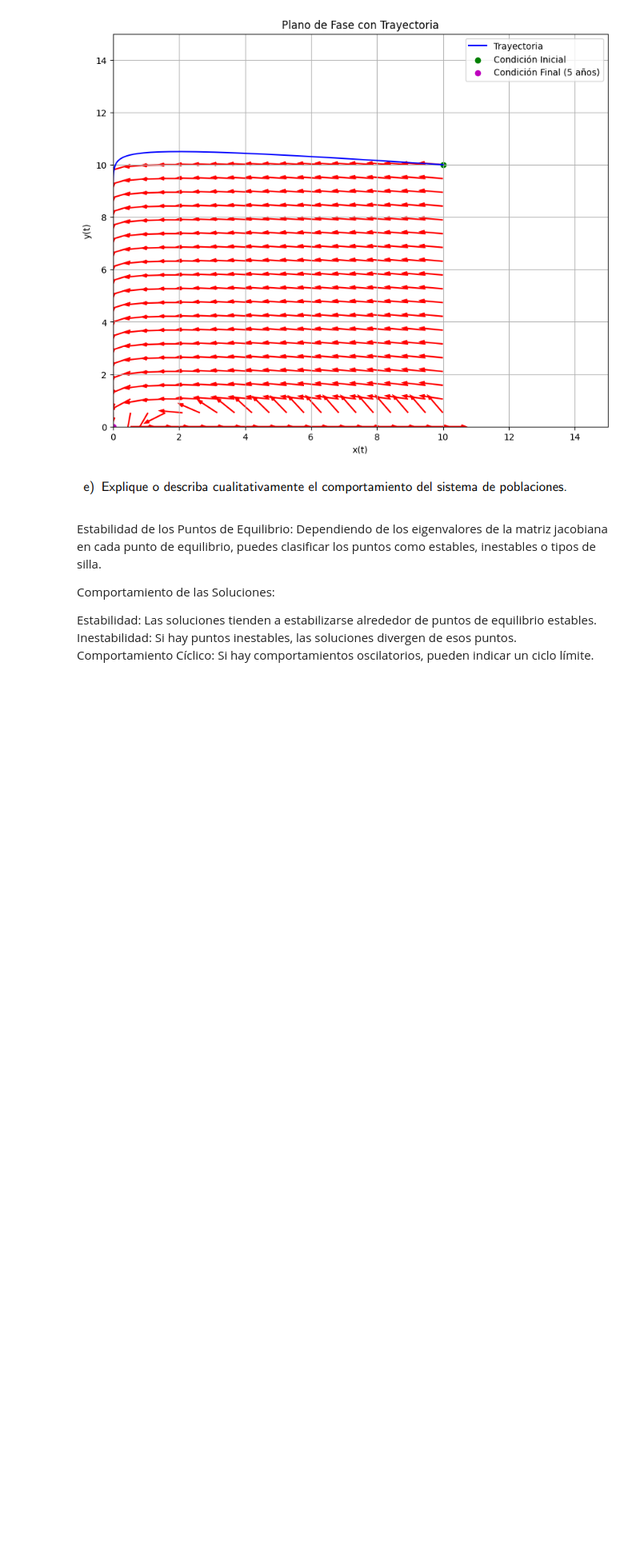
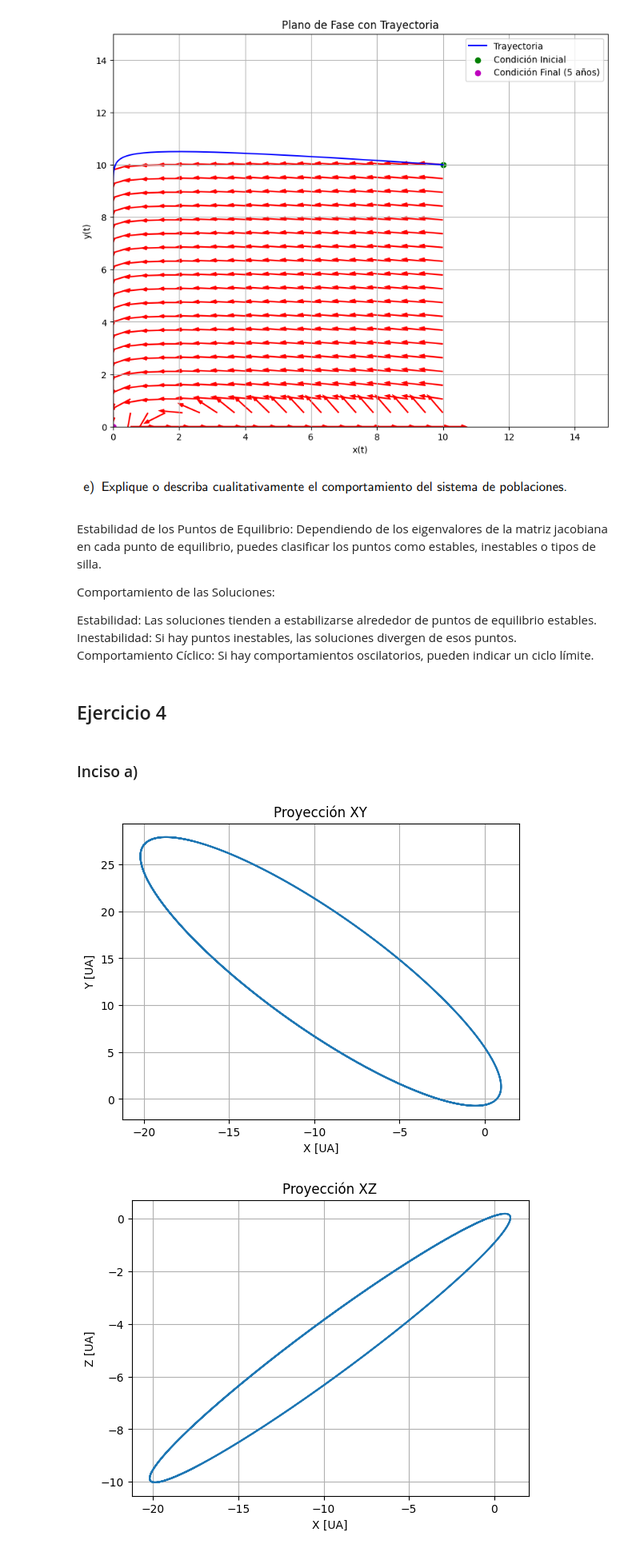
Before and after one commit to XaviAlvarado18/ModSim-Lab03, a Jupyter notebook: Lab03.ipynb, the cells around one changed output. Shown at 80% size. Saved outputs shown, nothing was run; the diff lists cells and outputs as text; code cells hidden in the pictures; blank space fills up the shorter version.

Commit message:
Ejercicio 4

```diff
--- a/Lab03.ipynb
+++ b/Lab03.ipynb
@@ -452,3 +452,79 @@ Comportamiento de las Soluciones:
 Estabilidad: Las soluciones tienden a estabilizarse alrededor de puntos de equilibrio estables.
 Inestabilidad: Si hay puntos inestables, las soluciones divergen de esos puntos.
 Comportamiento Cíclico: Si hay comportamientos oscilatorios, pueden indicar un ciclo límite.
+# %% [markdown]
+## Ejercicio 4
+# %% [markdown]
+### Inciso a)
+# %%
+import numpy as np
+import matplotlib.pyplot as plt
+from mpl_toolkits.mplot3d import Axes3D
+
+# Parámetros iniciales
+P0 = np.array([0.325514, -0.459460, 0.166229])
+v0 = np.array([-9.096111, -6.916686, -1.305721])
+mu = 4 * np.pi**2 # Constante gravitacional
+
+# Función para resolver las ecuaciones diferenciales
+def comet_motion(t, Y):
+    x, y, z, vx, vy, vz = Y
+    r = np.sqrt(x**2 + y**2 + z**2)
+    ax = -mu*x/r**3
+    ay = -mu*y/r**3
+    az = -mu*z/r**3
+    return np.array([vx, vy, vz, ax, ay, az])
+
+
+# Condiciones iniciales
+Y0 = np.concatenate((P0, v0))
+
+# Tiempo de simulación (en años)
+t0, tf = 0, 200  # Un periodo completo del cometa Halley (76 años)
+dt = 0.001  # Paso de tiempo
+
+# Resolver las ecuaciones diferenciales con Runge-Kutta
+times, trajectory = runge_kutta_system(comet_motion, Y0, t0, tf, dt)
+
+# Extraer posiciones
+x, y, z = trajectory[:, 0], trajectory[:, 1], trajectory[:, 2]
+
+
+# Graficar las proyecciones en el plano XY
+plt.figure()
+plt.plot(x, y)
+plt.xlabel('X [UA]')
+plt.ylabel('Y [UA]')
+plt.title('Proyección XY')
+plt.grid(True)
+
+# Graficar las proyecciones en el plano XZ
+plt.figure()
+plt.plot(x, z)
+plt.xlabel('X [UA]')
+plt.ylabel('Z [UA]')
+plt.title('Proyección XZ')
+plt.grid(True)
+
+# Graficar las proyecciones en el plano YZ
+plt.figure()
+plt.plot(y, z)
+plt.xlabel('Y [UA]')
+plt.ylabel('Z [UA]')
+plt.title('Proyección YZ')
+plt.grid(True)
+
+# Graficar la trayectoria
+fig = plt.figure()
+ax = fig.add_subplot(111, projection='3d')
+ax.plot(x, y, z, label="Trayectoria del Cometa Halley")
+ax.set_xlabel('X [UA]')
+ax.set_ylabel('Y [UA]')
+ax.view_init(elev=30, azim=45)
+ax.set_zlabel('Z [UA]')
+ax.legend()
+
+plt.show()
+# %% [output]
+[figure, added]
+[figure, added]
```
Also changed, not shown: parts of 5 cells of this notebook.
